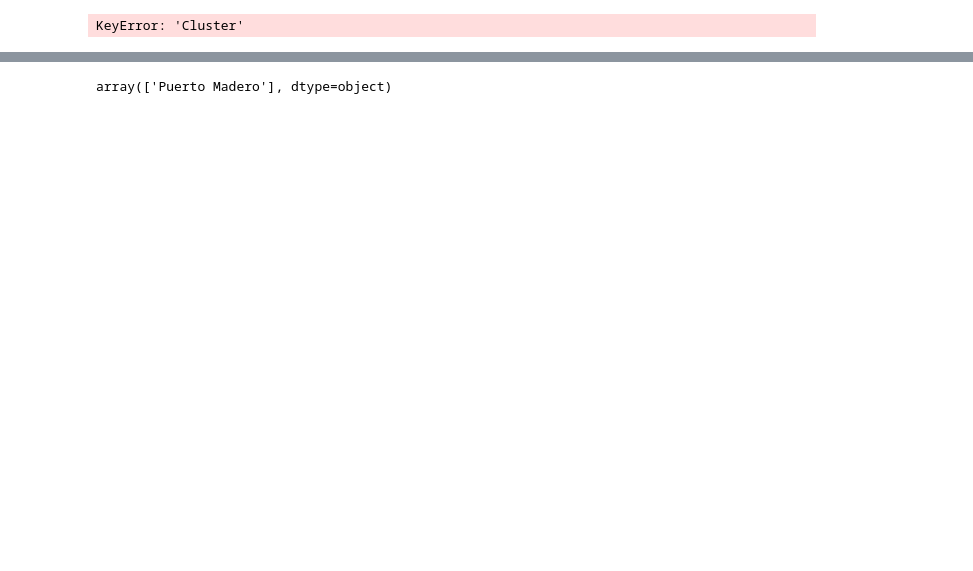
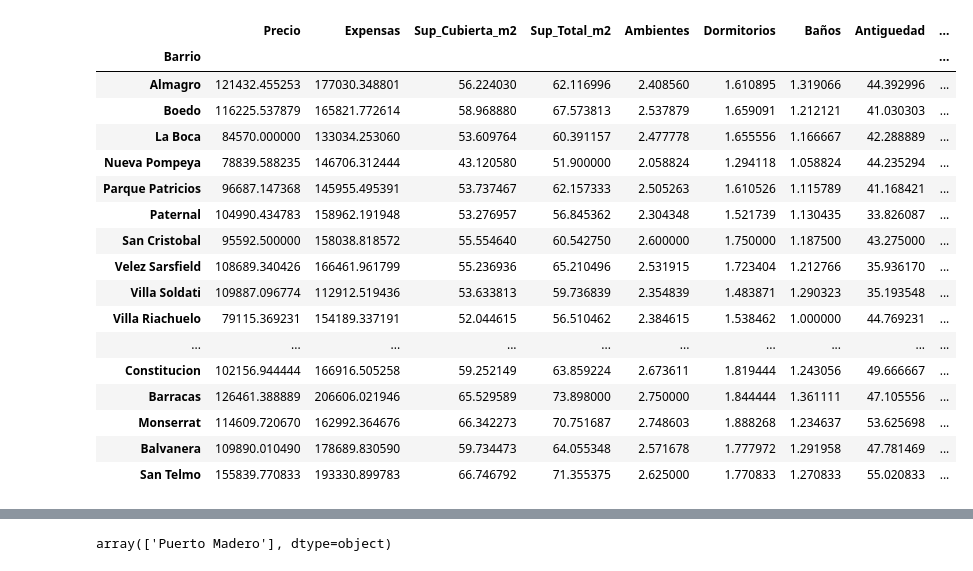
Before and after one commit to LBinello2004/TP1_Analitica_Descriptiva_ITBA, a Jupyter notebook: 5. EDA.ipynb, the cells around one changed output, grey strips where cells are left out. Cells and saved outputs as stored; diff of their text form; code cells hidden in the pictures; blank space fills up the shorter version.

```diff
--- a/5. EDA.ipynb
+++ b/5. EDA.ipynb
@@ -68,9 +68,32 @@ plt.show()
 # %%
-kmeans = KMeans(n_clusters=5, random_state=42)
+kmeans = KMeans(n_clusters=6, random_state=42, n_init=10)
 labels = kmeans.fit_predict(X)
-df['Cluster'] = df['Barrio'].map(dict(zip(barrio_features.index, barrio_features['Cluster'])))
+
+barrio_features = barrio_features.copy()
+barrio_features['Cluster'] = labels
+
+df['Cluster'] = df['Barrio'].map(barrio_features['Cluster']).astype('Int64')
+
+barrio_features.sort_values('Cluster')
 # %% [output]
-KeyError: 'Cluster'
+|  | Precio | Expensas | Sup_Cubierta_m2 | Sup_Total_m2 | Ambientes | Dormitorios | Baños | Antiguedad | ... |
+| Barrio |  |  |  |  |  |  |  |  | ... |
+| Almagro | 121432.455253 | 177030.348801 | 56.224030 | 62.116996 | 2.408560 | 1.610895 | 1.319066 | 44.392996 | ... |
+| Boedo | 116225.537879 | 165821.772614 | 58.968880 | 67.573813 | 2.537879 | 1.659091 | 1.212121 | 41.030303 | ... |
+| La Boca | 84570.000000 | 133034.253060 | 53.609764 | 60.391157 | 2.477778 | 1.655556 | 1.166667 | 42.288889 | ... |
+| Nueva Pompeya | 78839.588235 | 146706.312444 | 43.120580 | 51.900000 | 2.058824 | 1.294118 | 1.058824 | 44.235294 | ... |
+| Parque Patricios | 96687.147368 | 145955.495391 | 53.737467 | 62.157333 | 2.505263 | 1.610526 | 1.115789 | 41.168421 | ... |
+| Paternal | 104990.434783 | 158962.191948 | 53.276957 | 56.845362 | 2.304348 | 1.521739 | 1.130435 | 33.826087 | ... |
+| San Cristobal | 95592.500000 | 158038.818572 | 55.554640 | 60.542750 | 2.600000 | 1.750000 | 1.187500 | 43.275000 | ... |
+| Velez Sarsfield | 108689.340426 | 166461.961799 | 55.236936 | 65.210496 | 2.531915 | 1.723404 | 1.212766 | 35.936170 | ... |
+| Villa Soldati | 109887.096774 | 112912.519436 | 53.633813 | 59.736839 | 2.354839 | 1.483871 | 1.290323 | 35.193548 | ... |
+| Villa Riachuelo | 79115.369231 | 154189.337191 | 52.044615 | 56.510462 | 2.384615 | 1.538462 | 1.000000 | 44.769231 | ... |
+| ... | ... | ... | ... | ... | ... | ... | ... | ... | ... |
+| Constitucion | 102156.944444 | 166916.505258 | 59.252149 | 63.859224 | 2.673611 | 1.819444 | 1.243056 | 49.666667 | ... |
+| Barracas | 126461.388889 | 206606.021946 | 65.529589 | 73.898000 | 2.750000 | 1.844444 | 1.361111 | 47.105556 | ... |
+| Monserrat | 114609.720670 | 162992.364676 | 66.342273 | 70.751687 | 2.748603 | 1.888268 | 1.234637 | 53.625698 | ... |
+| Balvanera | 109890.010490 | 178689.830590 | 59.734473 | 64.055348 | 2.571678 | 1.777972 | 1.291958 | 47.781469 | ... |
+| San Telmo | 155839.770833 | 193330.899783 | 66.746792 | 71.355375 | 2.625000 | 1.770833 | 1.270833 | 55.020833 | ... |
 # %%
 df[df["Cluster"]==0]["Barrio"].unique()
 # %% [output]
```
Also changed, not shown: parts of 13 cells of this notebook, 2 other files.
